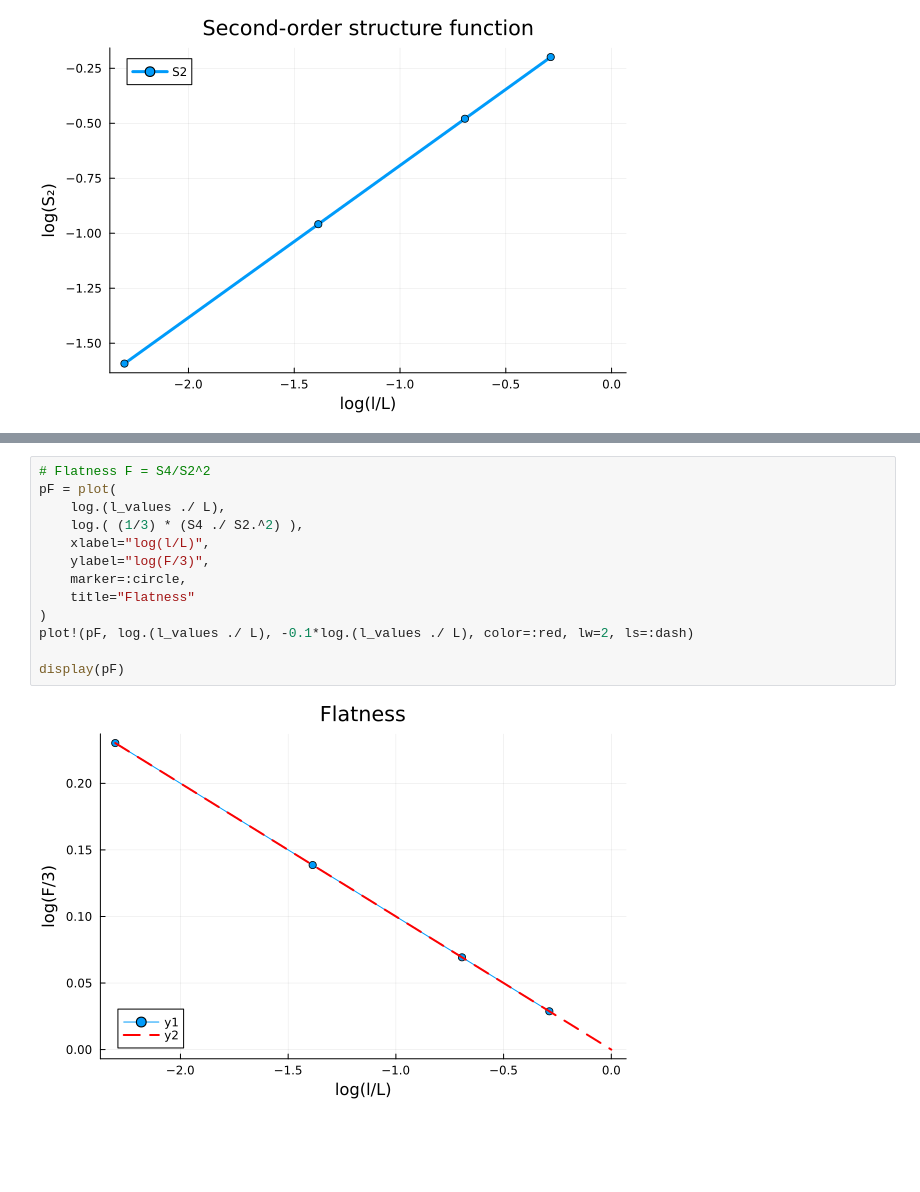
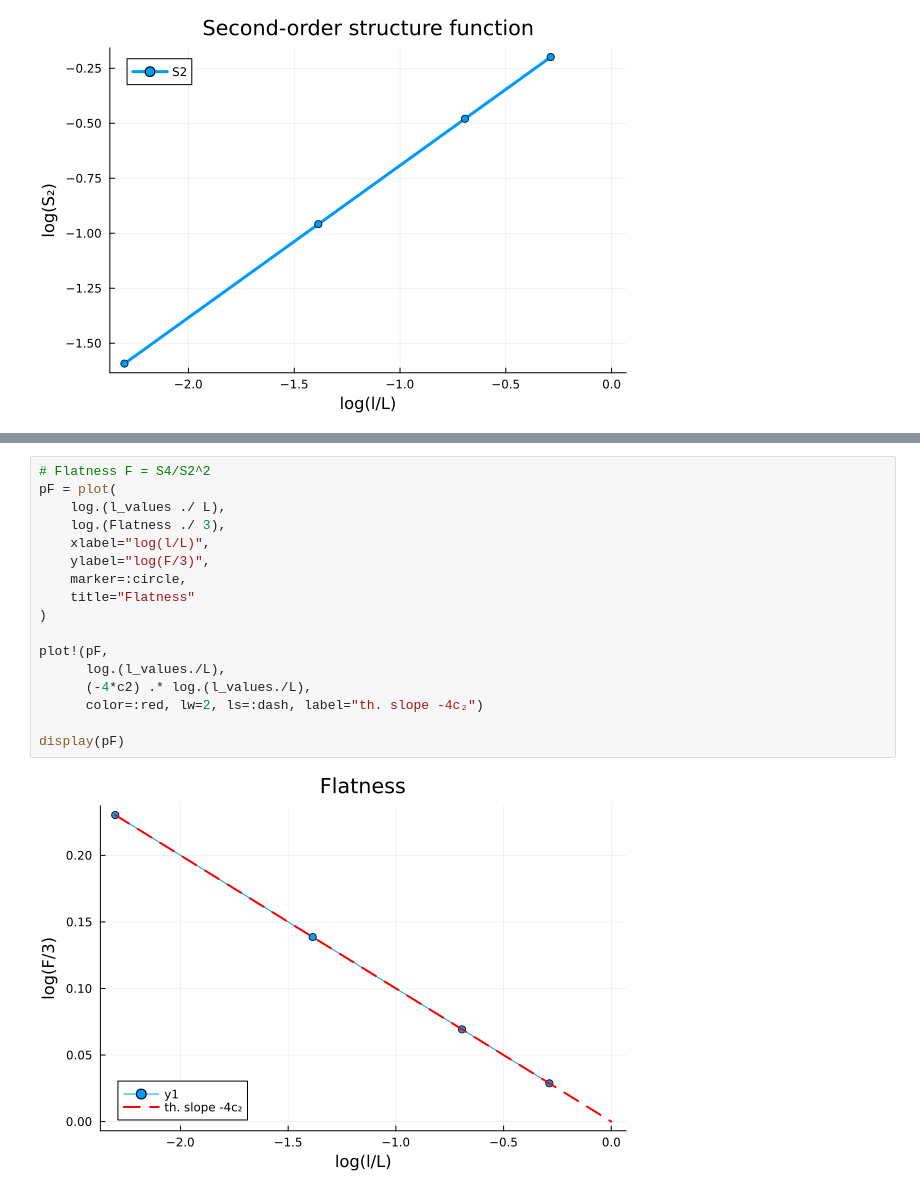
Before and after one commit to pleflohic/turbulence-velocity-increments, a Jupyter notebook: notebooks/non_normalized.ipynb, the cells around one changed output, grey strips where cells are left out. Saved outputs shown, nothing was run; the diff lists cells and outputs as text; blank space fills up the shorter version.

Commit message:
rectification S2 et Flatness (mis Skewness en commentaires pour l'instant)

```diff
--- a/notebooks/non_normalized.ipynb
+++ b/notebooks/non_normalized.ipynb
@@ -396,15 +378,19 @@ display(pS3)
 # %%
 # Flatness F = S4/S2^2
 pF = plot(
     log.(l_values ./ L),
-    log.( (1/3) * (S4 ./ S2.^2) ),
+    log.(Flatness ./ 3),
     xlabel="log(l/L)",
     ylabel="log(F/3)",
     marker=:circle,
     title="Flatness"
 )
-plot!(pF, log.(l_values ./ L), -0.1*log.(l_values ./ L), color=:red, lw=2, ls=:dash)
+
+plot!(pF,
+      log.(l_values./L),
+      (-4*c2) .* log.(l_values./L),
+      color=:red, lw=2, ls=:dash, label="th. slope -4c₂")
 
 display(pF)
 # %% [output]
-[figure, old version]
+[figure, new version]
```
Also changed, not shown: parts of 5 cells of this notebook.
